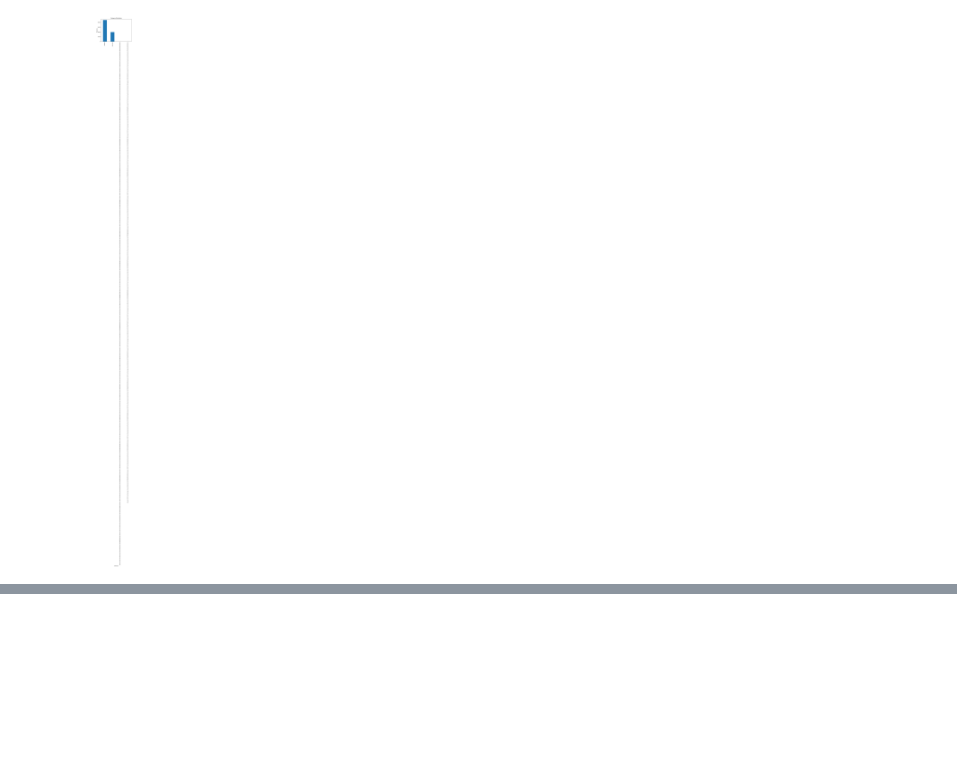
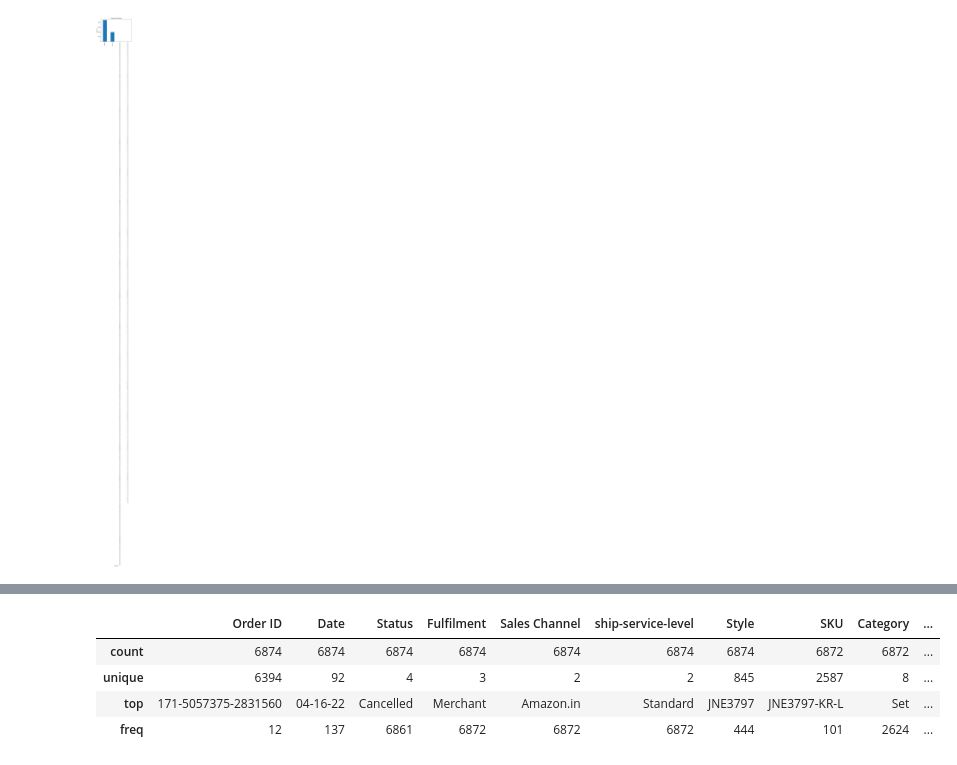
Before and after one commit to FairozMoheb/slash_task, a Jupyter notebook: task.ipynb, the cells around one changed output, grey strips where cells are left out. Drawn from its saved outputs; the diff is of its cells as text; code cells hidden in the pictures; blank space fills up the shorter version.

```diff
--- a/task.ipynb
+++ b/task.ipynb
@@ -82,0 +108,2 @@ plt.show()
+# %%
+report=report.dropna(subset=['index'])
@@ -82,0 +130,8 @@ plt.show()
+# %%
+report.loc[report['Courier Status'].isnull()].describe(include=object)
+# %% [output]
+|  | Order ID | Date | Status | Fulfilment | Sales Channel | ship-service-level | Style | SKU | Category | ... |
+| count | 6874 | 6874 | 6874 | 6874 | 6874 | 6874 | 6874 | 6872 | 6872 | ... |
+| unique | 6394 | 92 | 4 | 3 | 2 | 2 | 845 | 2587 | 8 | ... |
+| top | 171-5057375-2831560 | 04-16-22 | Cancelled | Merchant | Amazon.in | Standard | JNE3797 | JNE3797-KR-L | Set | ... |
+| freq | 12 | 137 | 6861 | 6872 | 6872 | 6872 | 444 | 101 | 2624 | ... |
```
Also changed, not shown: parts of 8 cells of this notebook.
